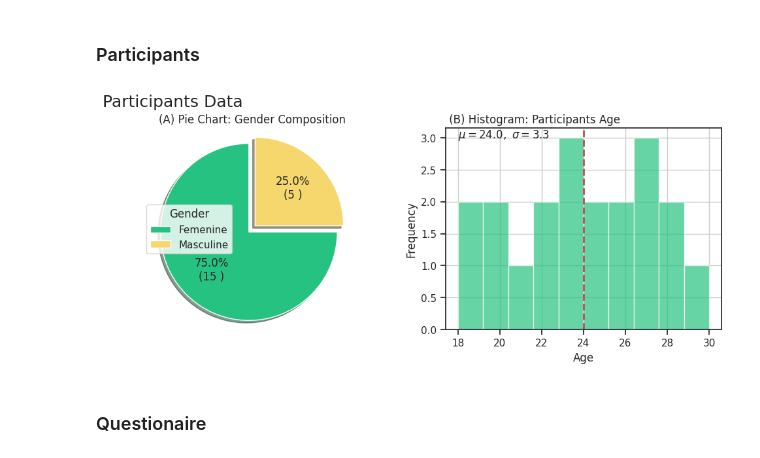
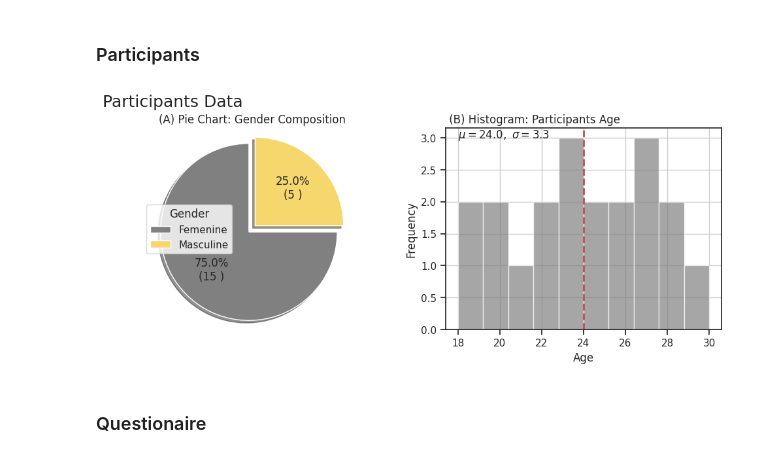
Before and after one commit to BenjaminDupre/m-b_thesis, a Jupyter notebook: Analysis/Analysis..ipynb, the cells around one changed output. Saved outputs shown, nothing was run; the diff lists cells and outputs as text; code cells hidden in the pictures.

```diff
--- a/Analysis/Analysis..ipynb
+++ b/Analysis/Analysis..ipynb
@@ -853,37 +853,37 @@ mu = np.mean(metadat.AGE)
 explode = (0.1,0)
 SEX, allvals = np.unique(metadat.SEX, return_counts=True)
 #colors
-colors = ['#26C281','#F5D76E']
+colors = ['grey','#F5D76E']
 
 def func(pct, allvals):
     absolute = int(np.round(pct/100.*np.sum(allvals)))
     return "{:.1f}%\n({:d} )".format(pct, absolute)
 
 fig, (ax1, ax2) = plt.subplots(1, 2, figsize=(12,4))
 fig.suptitle('Participants Data', fontsize=18 ,x = 0.2, y = 1.01)
 
 ax1.pie(allvals,explode=explode, colors=colors,autopct=lambda pct: func(pct, allvals),
         shadow=True, startangle=90)
 ax1.axis('equal')  # Equal aspect ratio ensures that pie is drawn as a circle.
 ax1.legend( ['Femenine','Masculine'],
           title="Gender",
           loc="center left",
           bbox_to_anchor=(0.1, 0, 0.5, 1))
 
 #ax1.plt.setp( ['Femenine','Masculine'], size=8, weight="bold")
 
 ax1.set_title("(A) Pie Chart: Gender Composition")
 
-n, bins, patches = plt.hist(metadat.AGE, facecolor='#26C281', alpha=0.7)
+n, bins, patches = plt.hist(metadat.AGE, facecolor='grey', alpha=0.7)
 plt.xlabel('Age')
 plt.ylabel('Frequency')
 plt.title(' (B) Histogram: Participants Age', loc='left')
 plt.text(18,3, f'$\mu={mu:.1f},\ \sigma={sigma:.1f}$')
 plt.axvline(mu, color = 'r', linestyle = 'dashed', linewidth = 2)
 plt.grid(True)
 plt.show()
 # %% [output]
-[figure, old version]
+[figure, new version]
 # %% [markdown]
 ### Questionaire
 # %%
```
Also changed, not shown: parts of 3 cells of this notebook, 12 other files.
